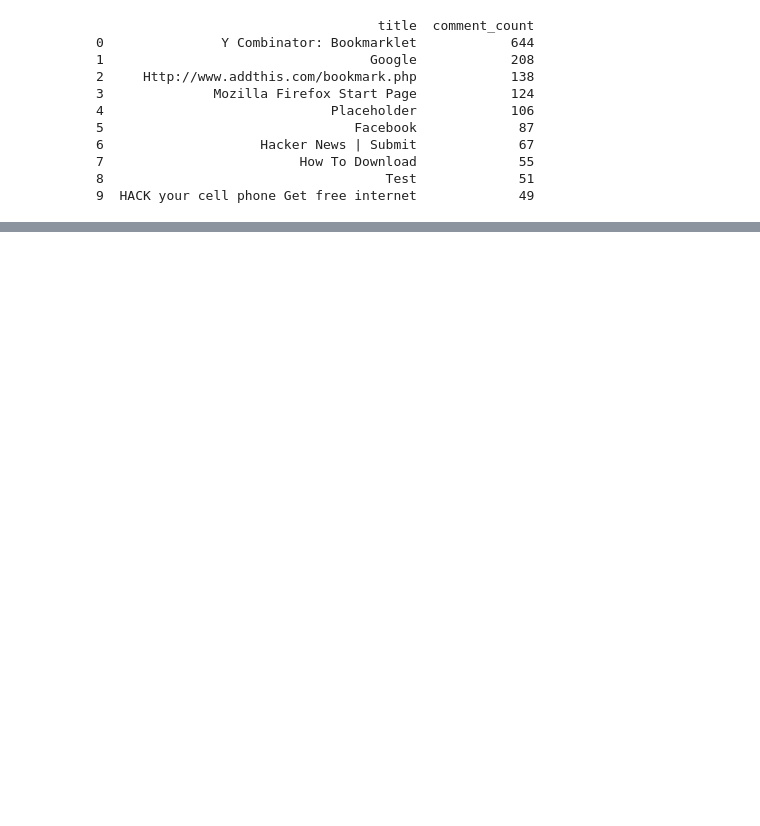
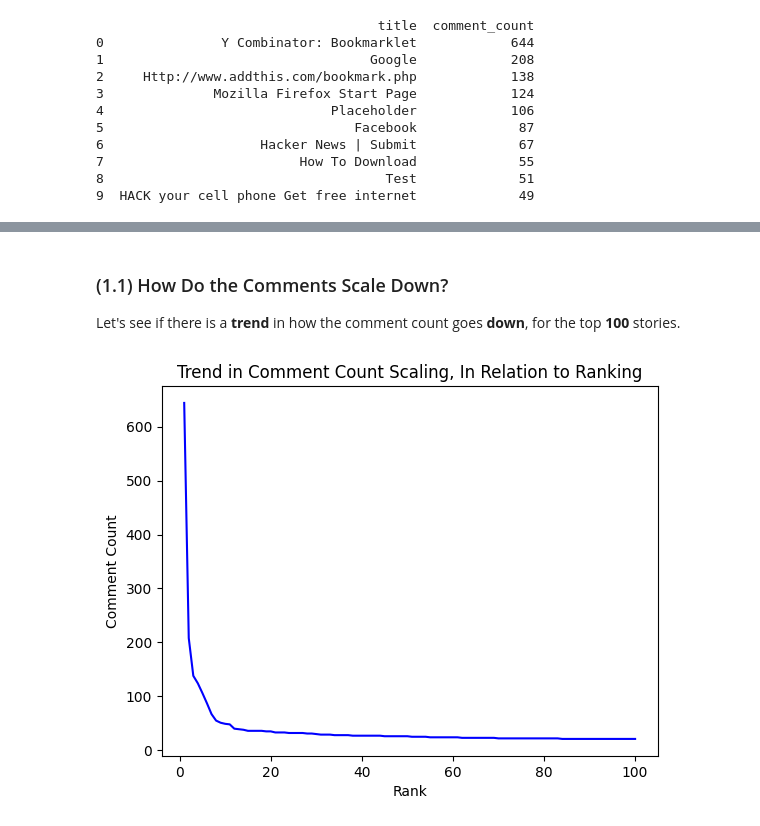
Before and after one commit to biggiefats/HackerNewsAnalysis, a Jupyter notebook: HackerNews.ipynb, the cells around one changed output, grey strips where cells are left out. Saved outputs shown, nothing was run; the diff lists cells and outputs as text; code cells hidden in the pictures; blank space fills up the shorter version.

Commit message:
query2 for colab

```diff
--- a/HackerNews.ipynb
+++ b/HackerNews.ipynb
@@ -83,0 +76,4 @@ print(df)
+# %% [markdown]
+### (1.1) How Do the Comments Scale Down?
+
+Let's see if there is a **trend** in how the comment count goes **down**, for the top **100** stories.
@@ -83,0 +85,31 @@ print(df)
+# %%
+# Request
+query = """
+SELECT
+  title,
+  COUNT(descendants) AS comment_count
+FROM
+  `bigquery-public-data.hacker_news.full`
+GROUP BY
+  title
+ORDER BY
+  comment_count DESC
+LIMIT
+  100;
+"""
+query_request = client.query(query=query)
+df = query_request.to_dataframe()
+
+# Getting data
+x = df.index + 1
+y = df['comment_count']
+
+# Visualise
+fig, ax = plt.subplots()
+ax.set_title("Trend in Comment Count Scaling, In Relation to Ranking")
+ax.set_xlabel("Rank")
+ax.set_ylabel("Comment Count")
+ax.plot(x, y, color='blue')
+plt.show()
+# %% [output]
+[figure, added]
```
Also changed, not shown: parts of 13 cells of this notebook.
